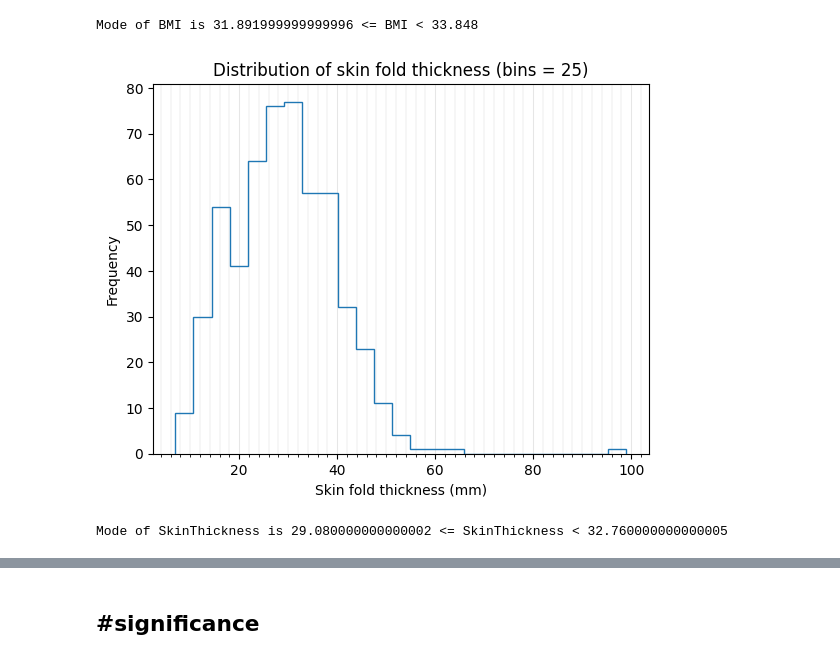
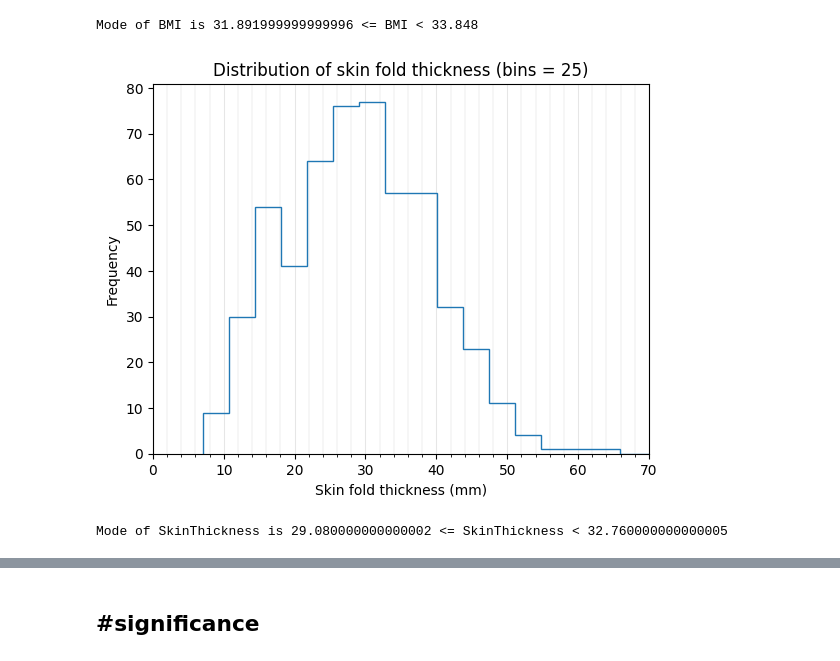
Before and after one commit to 000alen/cs50-statistical-inference, a Jupyter notebook: Alen.ipynb, the cells around one changed output, grey strips where cells are left out. Saved outputs shown, nothing was run; the diff lists cells and outputs as text; code cells hidden in the pictures.

```diff
--- a/Alen.ipynb
+++ b/Alen.ipynb
@@ -103,22 +103,23 @@ Mode of BMI is 31.891999999999996 <= BMI < 33.848
 # %%
 n_bins = 25
 
 figure, ax = plt.subplots()
 n, bins, _ = plt.hist(df[Y], bins=n_bins, histtype="step")
 
 ax.set_title(f"Distribution of skin fold thickness (bins = {n_bins})")
 ax.set_xlabel("Skin fold thickness (mm)")
 ax.set_ylabel("Frequency")
 ax.xaxis.set_minor_locator(MultipleLocator(2))
 ax.grid(which="major", axis="x", linewidth=0.75, linestyle="-", color="0.9")
 ax.grid(which="minor", axis="x", linewidth=0.25, linestyle="-", color="0.8")
+plt.xlim([0, 70])
 plt.savefig("figure2.png", dpi=600)
 plt.show()
 
 i = numpy.argmax(n)
 lower = bins[i]
 upper = bins[i + 1]
 print(f"Mode of {Y} is {lower} <= {Y} < {upper}")
 # %% [output]
-[figure, old version]
+[figure, new version]
 Mode of SkinThickness is 29.080000000000002 <= SkinThickness < 32.760000000000005
```
Also changed, not shown: parts of 6 cells of this notebook, 5 other files.
